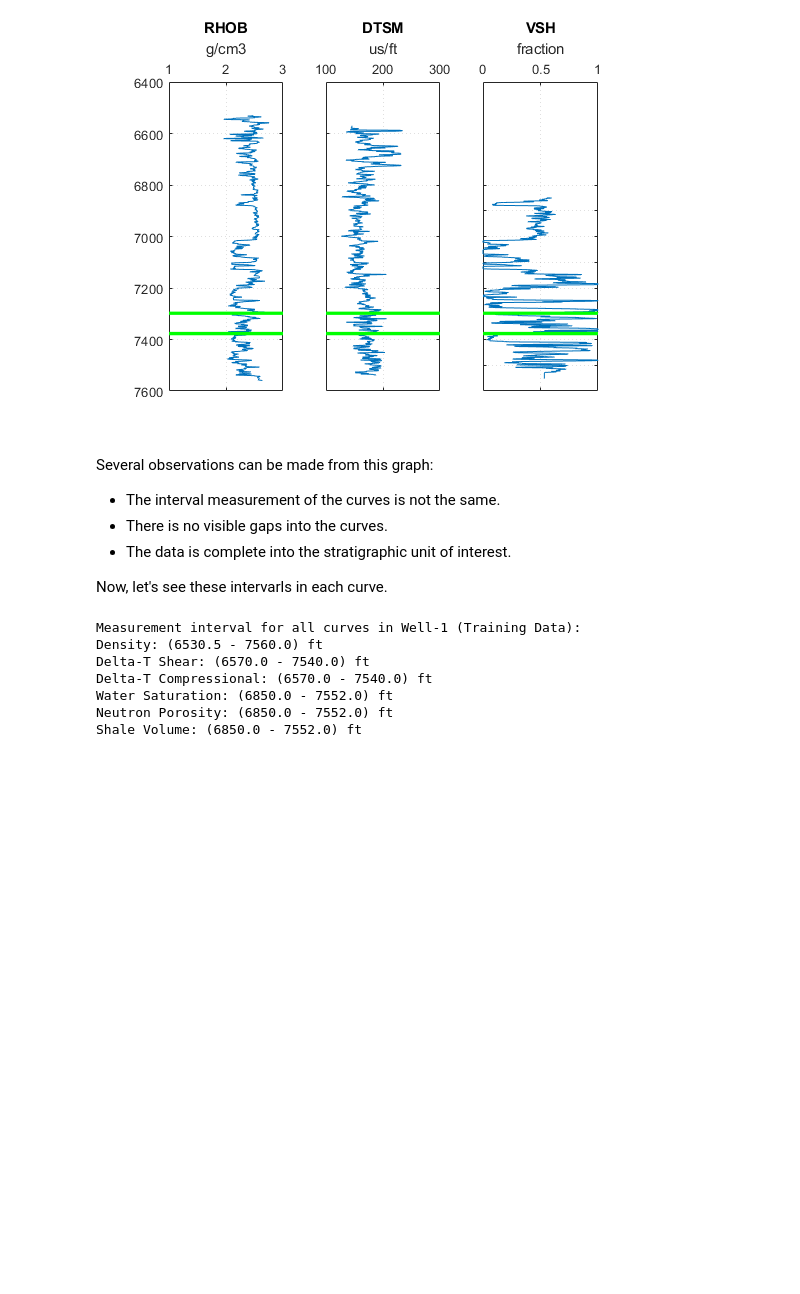
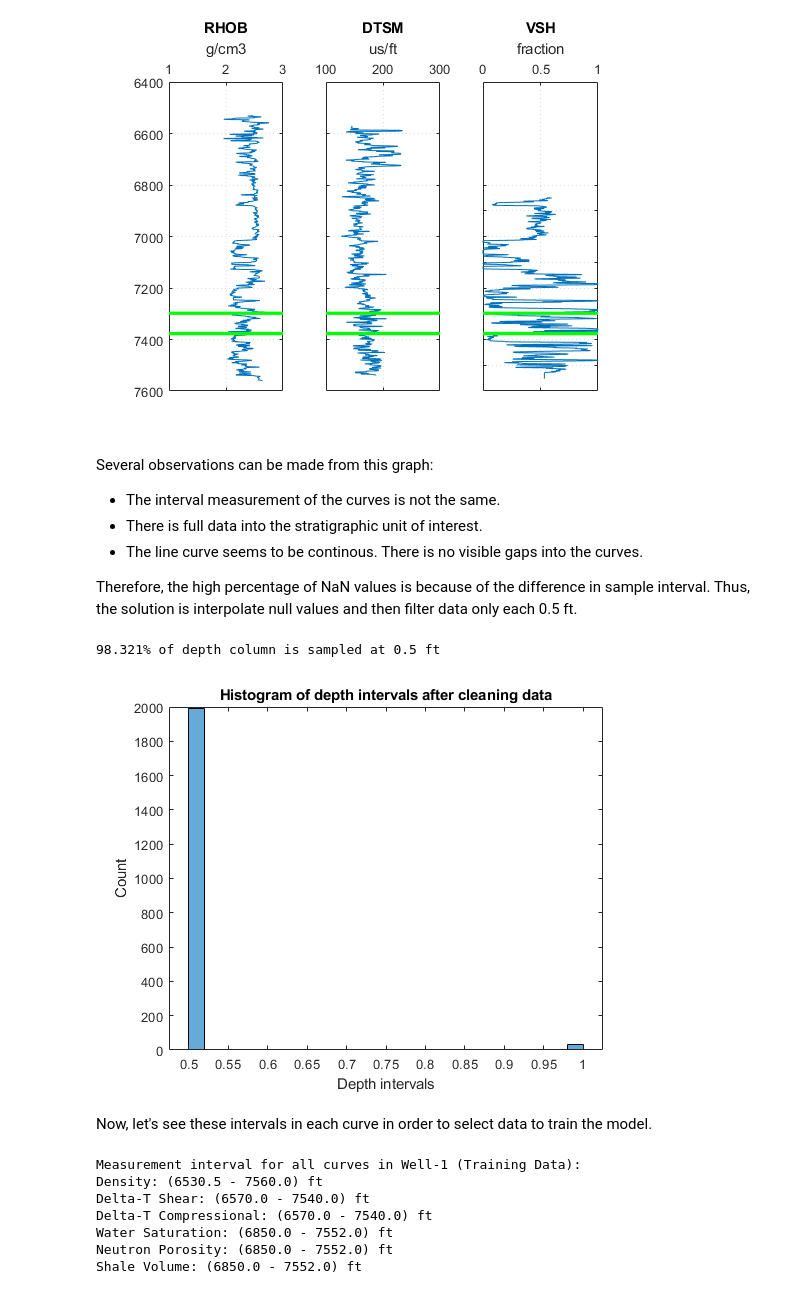
Before and after one commit to EdinsonLeandro/Well_log_predictions, a Jupyter notebook: S-Wave Prediction.ipynb, the cells around one changed output. Saved outputs shown, nothing was run; the diff lists cells and outputs as text; code cells hidden in the pictures; blank space fills up the shorter version.

```diff
--- a/S-Wave Prediction.ipynb
+++ b/S-Wave Prediction.ipynb
@@ -99,7 +135,7 @@ plotWellLogs(Training_data.curves(:,[1, 2, 3, 7]), ...     % data: [DEPTH, RHOB,
 # %% [markdown]
 Several observations can be made from this graph:
 - The interval measurement of the curves is not the same.
-- There is no visible gaps into the curves.
-- The data is complete into the stratigraphic unit of interest.
+- There is full data into the stratigraphic unit of interest.
+- The line curve seems to be continous. There is no visible gaps into the curves.
 
-Now, let's see these intervarls in each curve.
+Therefore, the high percentage of NaN values is because of the difference in sample interval. Thus, the solution is interpolate null values and then filter data only each 0.5 ft.
@@ -108,3 +142,27 @@ Now, let's see these intervarls in each curve.
+# %%
+% function "l_fill_gaps". It interpolates null values of all curves. It assumes that null values are represented by NaN’s.
+Training_data = l_fill_gaps(Training_data);
+
+% Filter data every 0.5 ft.
+% mod(X,b) returns remainder after division of X by b. Here, X is depth column of training data.
+% The value "0.5" makes sure to filter only depths ending in 0.0 or 0.5.
+Training_data.curves = Training_data.curves(mod(Training_data.curves(:,1), 0.5) == 0,:);
+# %%
+% Substract the next depth value with the previous one and keep into "measureIntervals" vector.
+measureIntervals = Training_data.curves(2:end, 1) - Training_data.curves(1:end-1, 1);
+
+% Plot histogram of depth intervals
+hist = histogram(measureIntervals);
+title('Histogram of depth intervals after cleaning data')
+xlabel('Depth intervals')
+ylabel('Count')
+
+fprintf('%3.3f%% of depth column is sampled at 0.5 ft\n', (hist.Values(1) * 100) / (hist.Values(end) + hist.Values(1)))
+# %% [output]
+98.321% of depth column is sampled at 0.5 ft
+[figure, added]
+# %% [markdown]
+Now, let's see these intervals in each curve in order to select data to train the model.
 # %%
 % Print measurement interval of all curves
 fprintf('Measurement interval for all curves in %s (Training Data):\n', Training_data.wellname)
```
Also changed, not shown: parts of 20 cells of this notebook.
